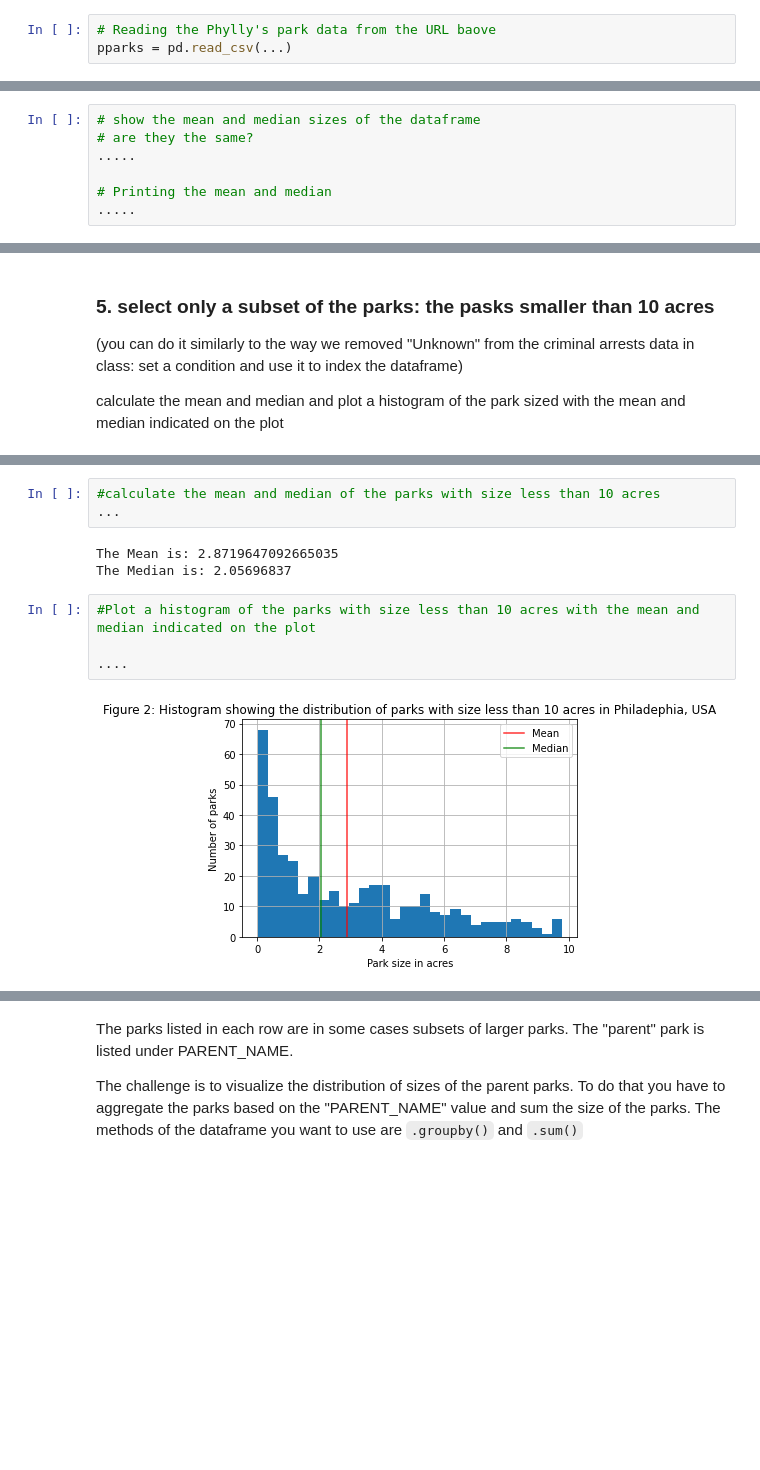
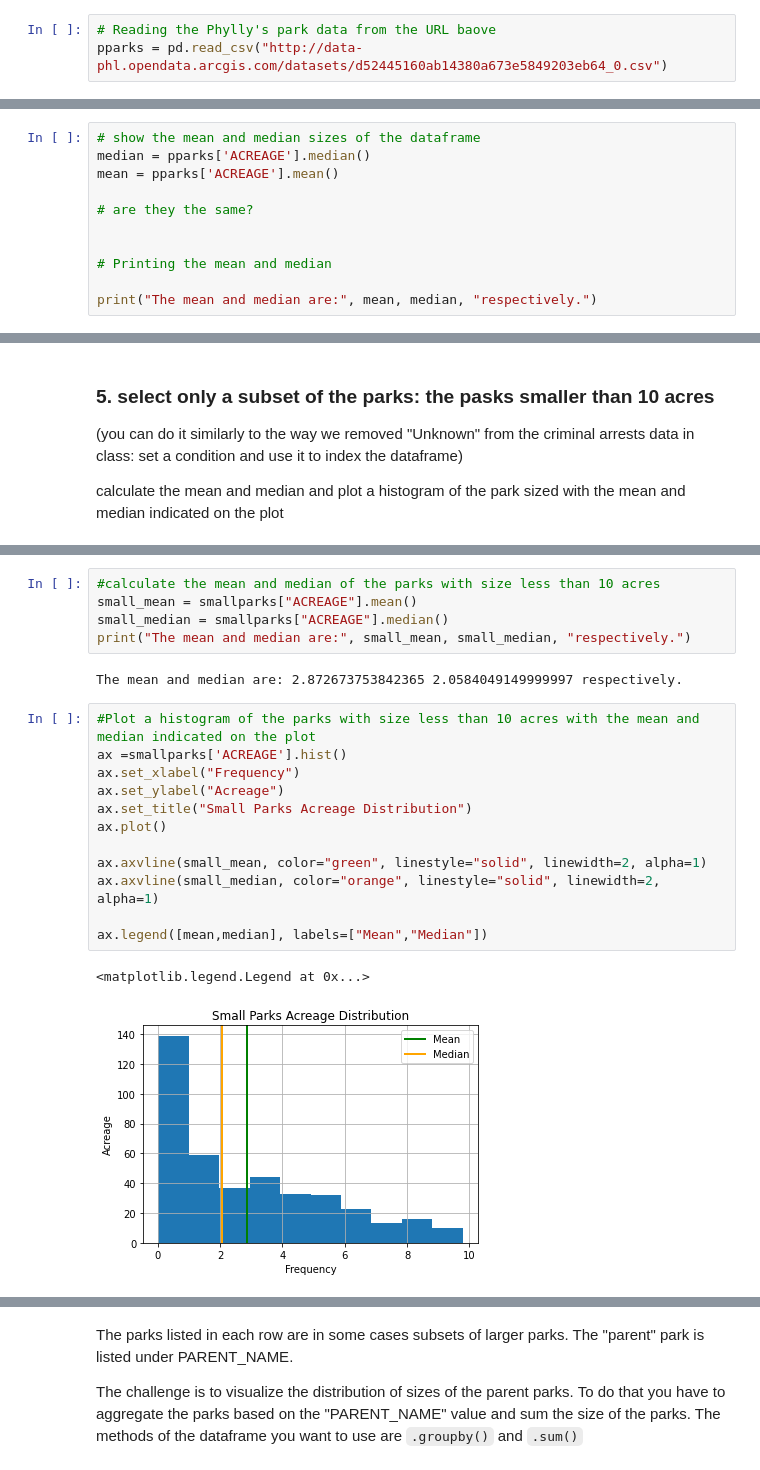
Before and after one commit to Omowumieru/FDSfE_OErukubami, a Jupyter notebook: HW2/HW2-Stats_Philly_Parks.ipynb, the cells around one changed output, grey strips where cells are left out. Saved outputs shown, nothing was run; the diff lists cells and outputs as text; blank space fills up the shorter version.

```diff
--- a/HW2/HW2-Stats_Philly_Parks.ipynb
+++ b/HW2/HW2-Stats_Philly_Parks.ipynb
@@ -33,7 +33,7 @@ you can find the data at http://data-phl.opendata.arcgis.com/datasets/d52445160a
 **Copy the URL above and use it to load the data**
 # %%
 # Reading the Phylly's park data from the URL baove
-pparks = pd.read_csv(...)
+pparks = pd.read_csv("http://data-phl.opendata.arcgis.com/datasets/d52445160ab14380a673e5849203eb64_0.csv")
 # %%
 # get the info and the statistical description of the dataframe
 pparks.info()
@@ -101,8 +104,12 @@ meanps = pparks['ACREAGE'].mean()
 # %%
 # show the mean and median sizes of the dataframe
+median = pparks['ACREAGE'].median()
+mean = pparks['ACREAGE'].mean()
+
 # are they the same?
-.....
+
 
 # Printing the mean and median
-.....
+
+print("The mean and median are:", mean, median, "respectively.")
 # %% [output]
@@ -172,16 +194,26 @@ smallparks.head()
 5 rows × 25 columns
 # %%
 #calculate the mean and median of the parks with size less than 10 acres
-...
+small_mean = smallparks["ACREAGE"].mean()
+small_median = smallparks["ACREAGE"].median()
+print("The mean and median are:", small_mean, small_median, "respectively.")
 # %% [output]
-The Mean is: 2.8719647092665035
-The Median is: 2.05696837
+The mean and median are: 2.872673753842365 2.0584049149999997 respectively.
 # %%
 #Plot a histogram of the parks with size less than 10 acres with the mean and median indicated on the plot
+ax =smallparks['ACREAGE'].hist()
+ax.set_xlabel("Frequency")
+ax.set_ylabel("Acreage")
+ax.set_title("Small Parks Acreage Distribution")
+ax.plot()
 
-....
+ax.axvline(small_mean, color="green", linestyle="solid", linewidth=2, alpha=1)
+ax.axvline(small_median, color="orange", linestyle="solid", linewidth=2, alpha=1)
+
+ax.legend([mean,median], labels=["Mean","Median"])
 # %% [output]
+<matplotlib.legend.Legend at 0x...>
-[figure, old version]
+[figure, new version]
 # %% [markdown]
 
 6. Imagine that the reader has no access to my instructions, or to the code. What does this figure show? what should the reader note about the figure?
```
Also changed, not shown: parts of 20 cells of this notebook.
